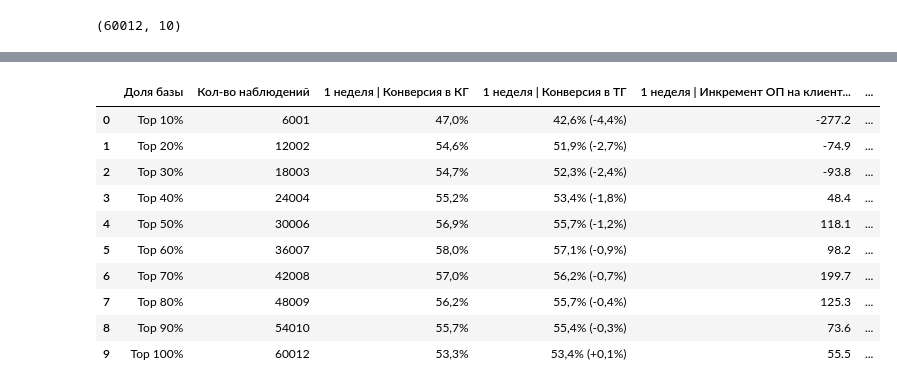
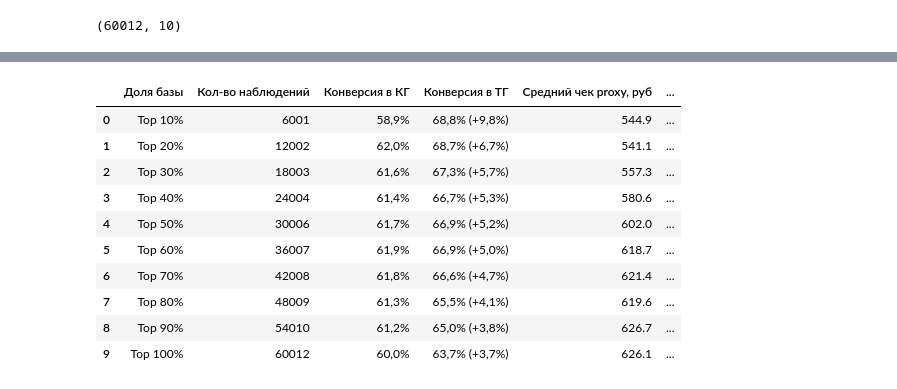
Before and after one commit to Romashka8/UpliftNinja, a Jupyter notebook: business-case.ipynb, the cells around one changed output, grey strips where cells are left out. Saved outputs shown, nothing was run; the diff lists cells and outputs as text; code cells hidden in the pictures.

Commit message:
🟨feat: updated case

```diff
--- a/business-case.ipynb
+++ b/business-case.ipynb
@@ -439,0 +508,29 @@ print(purchases_val.shape)
+# %%
+# Исторический средний чек по клиенту
+# purchases — это история покупок, используем ее только как proxy для денежной оценки
+
+purchase_proxy = (
+    dataset.data['purchases']
+    .groupby('client_id')
+    .agg(
+        avg_purchase_sum=('purchase_sum', 'mean'),
+        total_purchase_sum=('purchase_sum', 'sum'),
+        purchase_cnt=('purchase_sum', 'count')
+    )
+    .reset_index()
+)
+
+base_val = base_val.merge(
+    purchase_proxy,
+    on='client_id',
+    how='left'
+)
+
+base_val['avg_purchase_sum'] = base_val['avg_purchase_sum'].fillna(
+    base_val['avg_purchase_sum'].median()
+)
+
+base_val['total_purchase_sum'] = base_val['total_purchase_sum'].fillna(0)
+base_val['purchase_cnt'] = base_val['purchase_cnt'].fillna(0)
+
+base_val.head()
@@ -440,26 +544,25 @@ print(purchases_val.shape)
 # %%
-dml_long = build_business_case_long(
+dml_case = build_no_horizon_business_case(
     base_df=base_val,
-    purchases_df=purchases_val,
     uplift_col='dml_uplift',
-    campaign_date=None,
     quantiles=(0.1, 0.2, 0.3, 0.4, 0.5, 0.6, 0.7, 0.8, 0.9, 1.0),
-    sms_cost=8
+    sms_cost=10,
+    check_col='avg_purchase_sum'
 )
 
-dml_burger_king_table = make_burger_king_table(dml_long)
+dml_slide_table = make_no_horizon_slide_table(dml_case)
 
-dml_burger_king_table
+dml_slide_table
 # %% [output]
-|  | Доля базы | Кол-во наблюдений | 1 неделя | Конверсия в КГ | 1 неделя | Конверсия в ТГ | 1 неделя | Инкремент ОП на клиент... | ... |
-| 0 | Top 10% | 6001 | 47,0% | 42,6% (-4,4%) | -277.2 | ... |
-| 1 | Top 20% | 12002 | 54,6% | 51,9% (-2,7%) | -74.9 | ... |
-| 2 | Top 30% | 18003 | 54,7% | 52,3% (-2,4%) | -93.8 | ... |
-| 3 | Top 40% | 24004 | 55,2% | 53,4% (-1,8%) | 48.4 | ... |
-| 4 | Top 50% | 30006 | 56,9% | 55,7% (-1,2%) | 118.1 | ... |
-| 5 | Top 60% | 36007 | 58,0% | 57,1% (-0,9%) | 98.2 | ... |
-| 6 | Top 70% | 42008 | 57,0% | 56,2% (-0,7%) | 199.7 | ... |
-| 7 | Top 80% | 48009 | 56,2% | 55,7% (-0,4%) | 125.3 | ... |
-| 8 | Top 90% | 54010 | 55,7% | 55,4% (-0,3%) | 73.6 | ... |
-| 9 | Top 100% | 60012 | 53,3% | 53,4% (+0,1%) | 55.5 | ... |
+|  | Доля базы | Кол-во наблюдений | Конверсия в КГ | Конверсия в ТГ | Средний чек proxy, руб | ... |
+| 0 | Top 10% | 6001 | 58,9% | 68,8% (+9,8%) | 544.9 | ... |
+| 1 | Top 20% | 12002 | 62,0% | 68,7% (+6,7%) | 541.1 | ... |
+| 2 | Top 30% | 18003 | 61,6% | 67,3% (+5,7%) | 557.3 | ... |
+| 3 | Top 40% | 24004 | 61,4% | 66,7% (+5,3%) | 580.6 | ... |
+| 4 | Top 50% | 30006 | 61,7% | 66,9% (+5,2%) | 602.0 | ... |
+| 5 | Top 60% | 36007 | 61,9% | 66,9% (+5,0%) | 618.7 | ... |
+| 6 | Top 70% | 42008 | 61,8% | 66,6% (+4,7%) | 621.4 | ... |
+| 7 | Top 80% | 48009 | 61,3% | 65,5% (+4,1%) | 619.6 | ... |
+| 8 | Top 90% | 54010 | 61,2% | 65,0% (+3,8%) | 626.7 | ... |
+| 9 | Top 100% | 60012 | 60,0% | 63,7% (+3,7%) | 626.1 | ... |
 # %%
```
Also changed, not shown: parts of 24 cells of this notebook.
